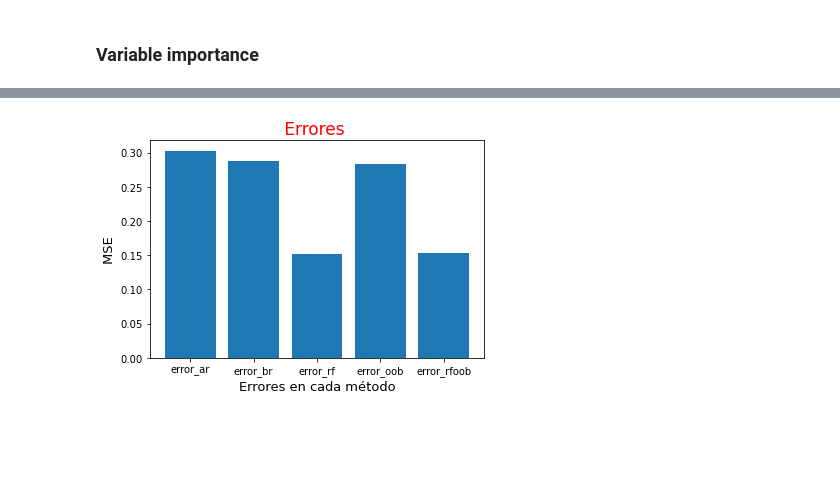
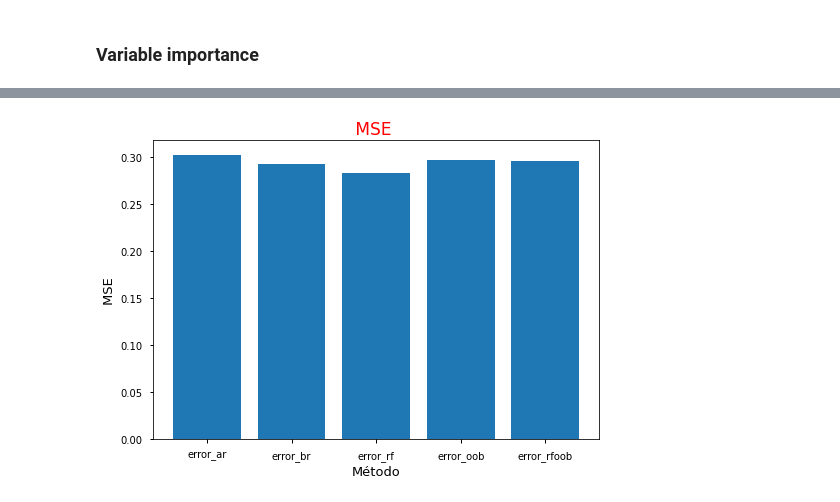
Before and after one commit to anthonydlsantos/arbolesDecision, a Jupyter notebook: bagginRandomForest.ipynb, the cells around one changed output, grey strips where cells are left out. Drawn from its saved outputs; the diff is of its cells as text; code cells hidden in the pictures; blank space fills up the shorter version.

```diff
--- a/bagginRandomForest.ipynb
+++ b/bagginRandomForest.ipynb
@@ -187,8 +179,8 @@ error_br
 # %%
 
 oobr = BaggingRegressor( n_estimators = 250,
-                        max_samples = int(X_train.shape[0]*0.7),
-                        max_features = X_train.shape[1],
+                         max_samples = .7,
+                        #max_features = 1.,
                         oob_score = True )
 
 # Aplicamos el método en X,y
@@ -216,8 +206,8 @@ error_oob
 from sklearn.ensemble import RandomForestRegressor   # Caso para regresión ...
 # %%
 rf = RandomForestRegressor( n_estimators = 250,
-                           max_samples = int(X_train.shape[0]*0.7),
-                           max_features = X_train.shape[1],
+                            max_samples = .7,
+                           #max_features = "auto",
                           )
 
 rf.fit(X_train,y_train)
@@ -230,6 +220,6 @@ array([5.86068358, 5.67474175, 6.88502765, 6.42056202])
 # %%
 # Error en random forest
 
-error_rf = mean_squared_error( y, rf.predict(X) )
+error_rf = mean_squared_error( y_test, rf_prediccion )
 error_rf
 # %% [output]
@@ -254,13 +244,13 @@ fig.tight_layout()
 # %%
 # Random forest con OOB
 rf_oob = RandomForestRegressor( n_estimators = 250 ,
-                               max_samples = int(X_train.shape[0]*0.7),
-                               max_features = X_train.shape[1],
+                                max_samples = .7,
+                               #max_features = 1.,
                                oob_score = True )
 rf_oob.fit(X_train,y_train)
 rfoob_prediccion = rf_oob.predict(X_test)
 
 # Error en random forest con OOB
-error_rfoob = mean_squared_error(y, rf_oob.predict(X))
+error_rfoob = mean_squared_error(y_test, rfoob_prediccion)
 error_rfoob
 # %% [output]
@@ -282,13 +278,13 @@ y_err
 # %%
 #
 # Para tener una idea, un plot básico
 #
 
 
 plt.bar(x_err,y_err)
-plt.title(" Errores  ", fontSize=17, Color="red")
-plt.xlabel("Errores en cada método", fontSize=13)
+plt.title(" MSE  ", fontSize=17, Color="red")
+plt.xlabel("Método", fontSize=13)
 plt.ylabel(" MSE ", fontSize=13)
 plt.show()
 # %% [output]
-[figure, old version]
+[figure, new version]
```
Also changed, not shown: parts of 20 cells of this notebook.
